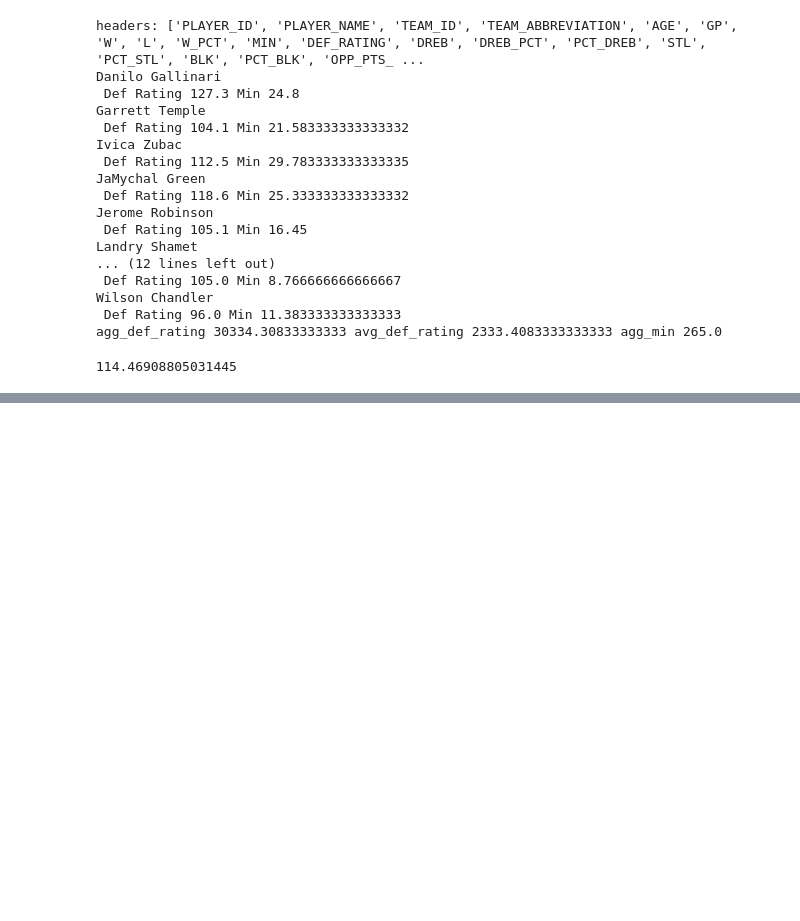
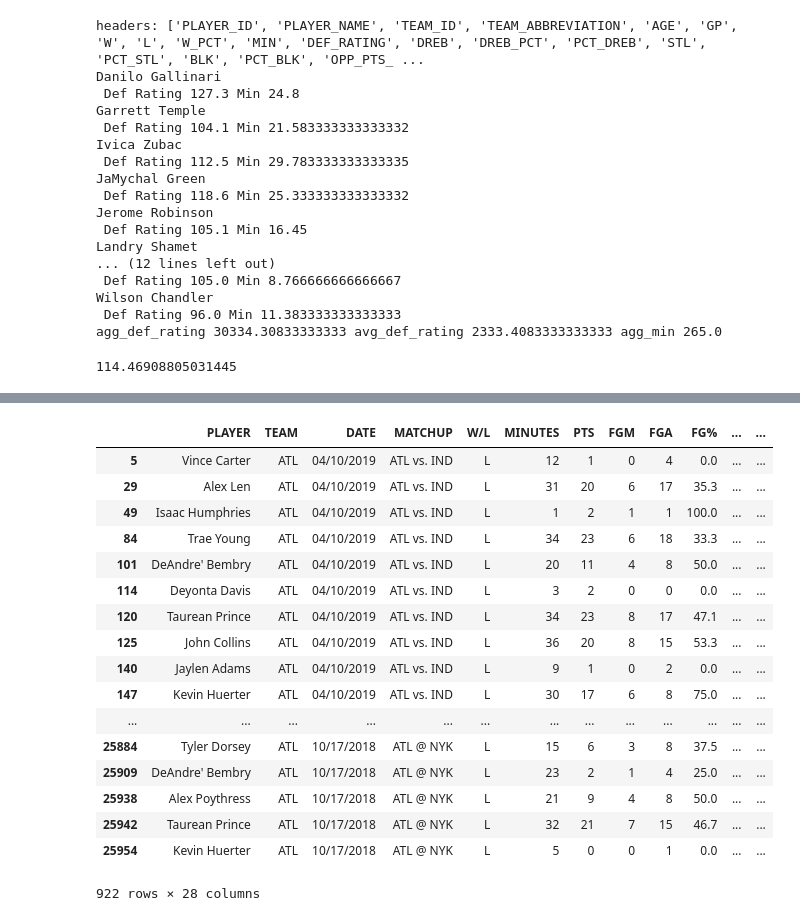
Before and after one commit to skuan/nba_api, a Jupyter notebook: NBA Stats 2018 - 2019-Backtest.ipynb, the cells around one changed output, grey strips where cells are left out. Cells and saved outputs as stored; diff of their text form; code cells hidden in the pictures; blank space fills up the shorter version.

````diff
--- a/NBA Stats 2018 - 2019-Backtest.ipynb
+++ b/NBA Stats 2018 - 2019-Backtest.ipynb
@@ -248,3 +247,64 @@ avg_def_rating_min = agg_def_rating/agg_min
 print(avg_def_rating_min)
 # %% [output]
 114.46908805031445
+# %%
+data = pd.read_csv("NBA Merged Sheets - Sheet2.csv")
+# Preview the first 5 lines of the loaded data
+
+team1 = data[data.TEAM == 'ATL']
+
+team1['game number'] = list(zip(team1.TEAM, team1.DATE))
+team1['game number'] = pd.factorize(team1['game number'])[0]
+
+team1
+
+# db = pandas.DataFrame({'player': player_names,
+#                        'gp': [i[0] for i in player_stats],
+#                        'min': [i[1] for i in player_stats],
+#                        'pts': [i[2] for i in player_stats],
+#                        'fgm': [i[3] for i in player_stats],
+#                        'fga': [i[4] for i in player_stats],
+#                        'fg%': [i[5] for i in player_stats],
+#                        '3pm': [i[6] for i in player_stats],
+#                        '3pa': [i[7] for i in player_stats],
+#                        '3p%': [i[8] for i in player_stats],
+#                        'ftm': [i[9] for i in player_stats],
+#                        'fta': [i[10] for i in player_stats],
+#                        'ft%': [i[11] for i in player_stats],
+#                        'oreb': [i[12] for i in player_stats],
+#                        'dreb': [i[13] for i in player_stats],
+#                        'reb': [i[14] for i in player_stats],
+#                        'ast': [i[15] for i in player_stats],
+#                        'stl': [i[16] for i in player_stats],
+#                        'blk': [i[17] for i in player_stats],
+#                        'tov': [i[18] for i in player_stats],
+#                        'eff': [i[19] for i in player_stats]
+#                        }
+#                      )
+#                      ```
+
+# One annoying thing is that all the column names are getting re-ordered in alphabetical order. So we're going to reorder this by the following line:
+# ```python
+# db = db[['player',
+#          'gp',
+#          'min',
+#          'pts',
+#          'fgm',
+#          'fga',
+#          'fg%',
+#          '3pm',
+#          '3pa',
+#          '3p%',
+#          'ftm',
+#          'fta',
+#          'ft%',
+#          'oreb',
+#          'dreb',
+#          'reb',
+#          'ast',
+#          'stl',
+#          'blk',
+#          'tov',
+#          'eff']
+#       ]
+# %% [output]
@@ -251,2 +321,20 @@ print(avg_def_rating_min)
+|  | PLAYER | TEAM | DATE | MATCHUP | W/L | MINUTES | PTS | FGM | FGA | FG% | ... | ... |
+| 5 | Vince Carter | ATL | 04/10/2019 | ATL vs. IND | L | 12 | 1 | 0 | 4 | 0.0 | ... | ... |
+| 29 | Alex Len | ATL | 04/10/2019 | ATL vs. IND | L | 31 | 20 | 6 | 17 | 35.3 | ... | ... |
+| 49 | Isaac Humphries | ATL | 04/10/2019 | ATL vs. IND | L | 1 | 2 | 1 | 1 | 100.0 | ... | ... |
+| 84 | Trae Young | ATL | 04/10/2019 | ATL vs. IND | L | 34 | 23 | 6 | 18 | 33.3 | ... | ... |
+| 101 | DeAndre' Bembry | ATL | 04/10/2019 | ATL vs. IND | L | 20 | 11 | 4 | 8 | 50.0 | ... | ... |
+| 114 | Deyonta Davis | ATL | 04/10/2019 | ATL vs. IND | L | 3 | 2 | 0 | 0 | 0.0 | ... | ... |
+| 120 | Taurean Prince | ATL | 04/10/2019 | ATL vs. IND | L | 34 | 23 | 8 | 17 | 47.1 | ... | ... |
+| 125 | John Collins | ATL | 04/10/2019 | ATL vs. IND | L | 36 | 20 | 8 | 15 | 53.3 | ... | ... |
+| 140 | Jaylen Adams | ATL | 04/10/2019 | ATL vs. IND | L | 9 | 1 | 0 | 2 | 0.0 | ... | ... |
+| 147 | Kevin Huerter | ATL | 04/10/2019 | ATL vs. IND | L | 30 | 17 | 6 | 8 | 75.0 | ... | ... |
+| ... | ... | ... | ... | ... | ... | ... | ... | ... | ... | ... | ... | ... |
+| 25884 | Tyler Dorsey | ATL | 10/17/2018 | ATL @ NYK | L | 15 | 6 | 3 | 8 | 37.5 | ... | ... |
+| 25909 | DeAndre' Bembry | ATL | 10/17/2018 | ATL @ NYK | L | 23 | 2 | 1 | 4 | 25.0 | ... | ... |
+| 25938 | Alex Poythress | ATL | 10/17/2018 | ATL @ NYK | L | 21 | 9 | 4 | 8 | 50.0 | ... | ... |
+| 25942 | Taurean Prince | ATL | 10/17/2018 | ATL @ NYK | L | 32 | 21 | 7 | 15 | 46.7 | ... | ... |
+| 25954 | Kevin Huerter | ATL | 10/17/2018 | ATL @ NYK | L | 5 | 0 | 0 | 1 | 0.0 | ... | ... |
+922 rows × 28 columns
 # %%
 #Theory: If second game of back-to-back is a road game, odds of winning decrease 7-8%, multiply ratings by 0.93.
````
Also changed, not shown: parts of 4 cells of this notebook, 3 other files.
